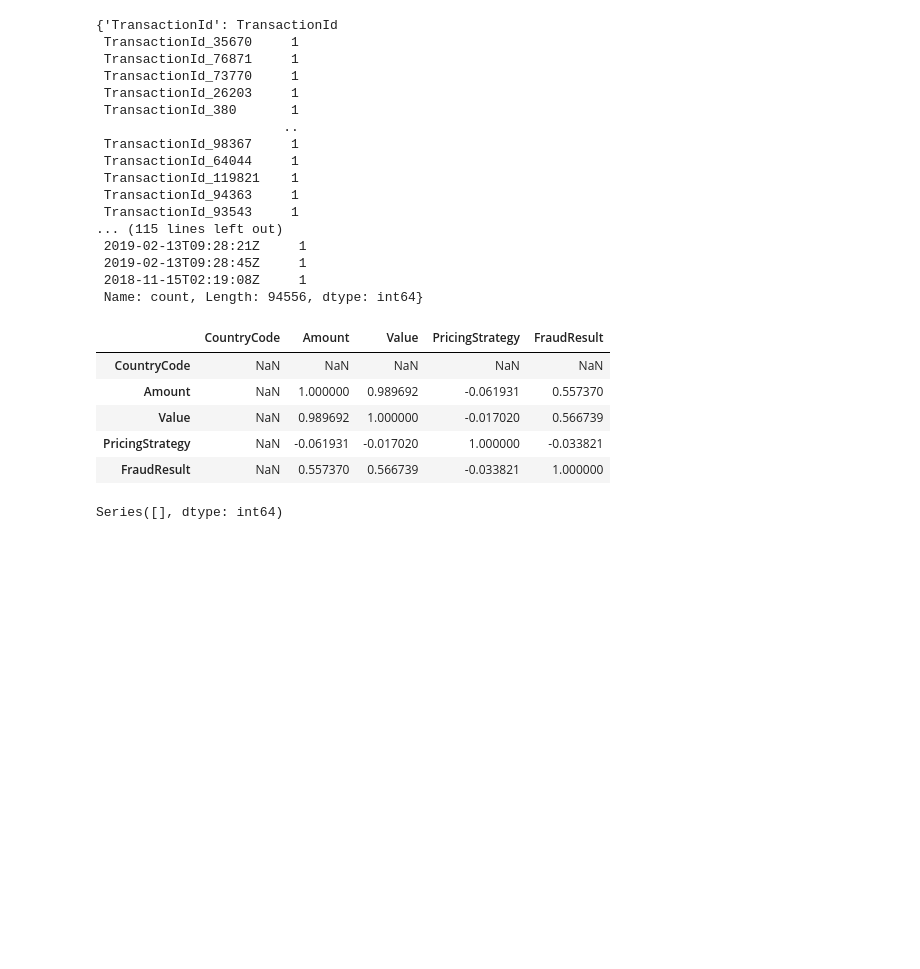
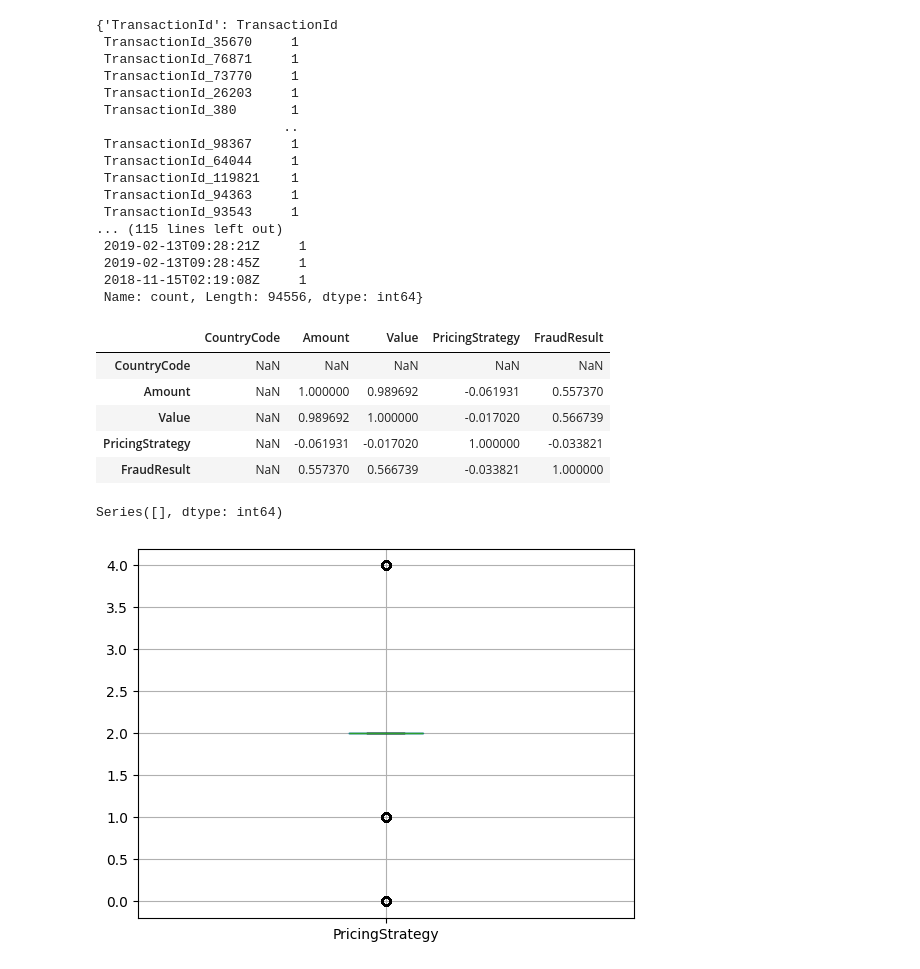
Before and after one commit to Tesfahun03/Credit-score-Modelling, a Jupyter notebook: notebooks/eda.ipynb, the cells around one changed output. Cells and saved outputs as stored; diff of their text form; code cells hidden in the pictures; blank space fills up the shorter version.

```diff
--- a/notebooks/eda.ipynb
+++ b/notebooks/eda.ipynb
@@ -14,6 +14,7 @@ df = pd.read_csv('../data/data.csv')
 from src.eda import EdaPlot, EdaAnalysis
 # %%
 eda = EdaAnalysis(df)
+plot = EdaPlot(df)
 # %%
 eda.get_categorical_distribution()
 # %% [output]
@@ -47,3 +48,7 @@ eda.get_correlation()
 eda.get_missing_values()
 # %% [output]
 Series([], dtype: int64)
+# %%
+plot.plot_boxplot('PricingStrategy')
+# %% [output]
+[figure, added]
```
Also changed, not shown: parts of 4 cells of this notebook, 1 other file.
